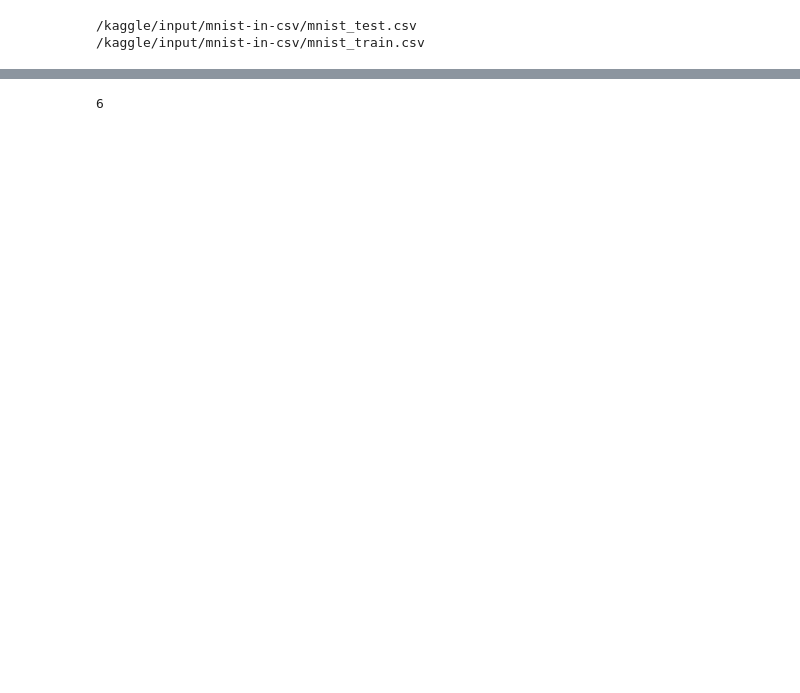
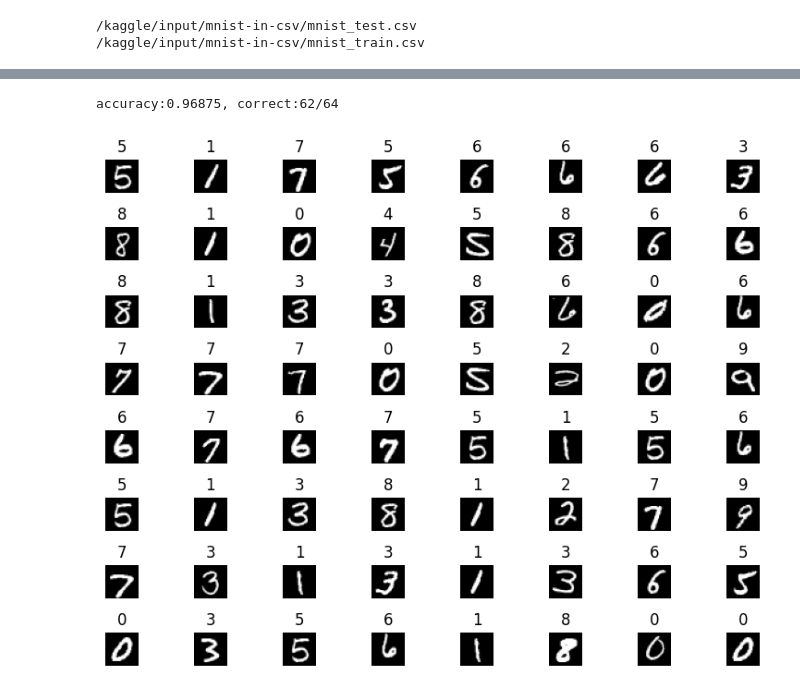
Before and after one commit to RabbitFromLithuania/neural_network_with_convolution_using_as_strided_method, a Jupyter notebook: trying-to-implement-convolution.ipynb, the cells around one changed output, grey strips where cells are left out. Cells and saved outputs as stored; diff of their text form; code cells hidden in the pictures; blank space fills up the shorter version.

```diff
--- a/trying-to-implement-convolution.ipynb
+++ b/trying-to-implement-convolution.ipynb
@@ -305,0 +283,15 @@ for i in range(1000):
+# %%
+l = 1e-6
+d = 0
+loss_values = np.zeros((10))
+for i in range(1000):
+    nn.forward()
+    nn.backward()
+    nn.adam()
+    nn.update(learning_rate=lo)
+    nn.create_mini_batch()
+    loss_values[d] = nn.loss
+    d+= 1
+    if d % 10 == 0:
+        print(np.median(loss_values))
+        d = 0
@@ -310,6 +315,20 @@ values = np.argmax(nn.A[-1], axis=0)
 new_mat = np.zeros((10, 64))
 new_mat[values, range(64)] = 1
 num_differences = np.sum(nn.Y_B != new_mat)
-num_differences
+print(f"accuracy:{(64 - num_differences)/64}, correct:{(64 - num_differences)}/64")
 # %% [output]
-6
+accuracy:0.96875, correct:62/64
+# %%
+dimension = 8
+ints = np.random.randint(0, nn.X_B.shape[0], dimension**2, dtype=int)
+fig, axes = plt.subplots(dimension, dimension, figsize=(8, 6))
+axes = axes.ravel()
+for i in range(dimension**2):
+    axes[i].imshow(nn.X_B[ints[i], 0, :, :], cmap='gray')
+    axes[i].set_title(values[ints[i]])
+    axes[i].axis('off')
+
+plt.tight_layout()
+plt.show()
+# %% [output]
+[figure, added]
```
Also changed, not shown: parts of 3 cells of this notebook.
